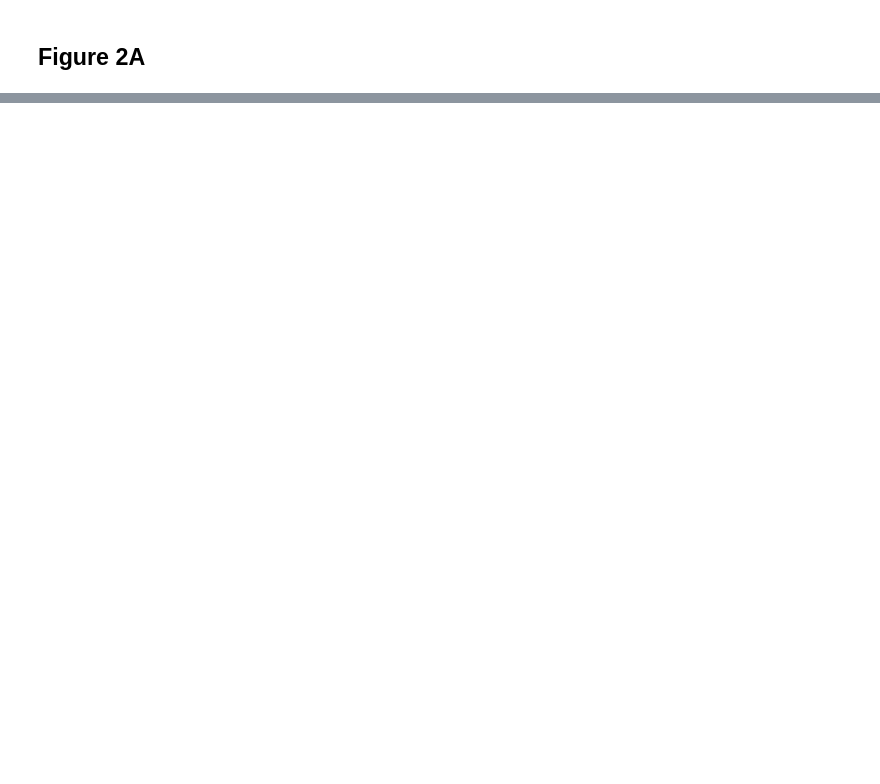
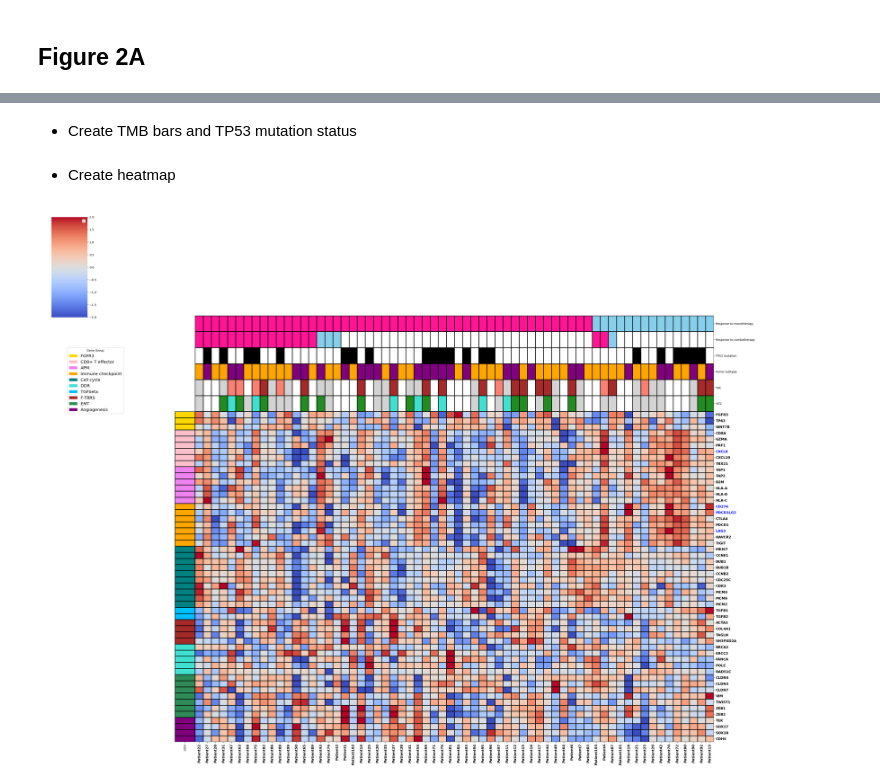
Before and after one commit to jayon-lihm/mUC-ICB-biomarker, a Jupyter notebook: analysis_scripts/Gene_Expression_Analysis.ipynb, the cells around one changed output, grey strips where cells are left out. Saved outputs shown, nothing was run; the diff lists cells and outputs as text; code cells hidden in the pictures; blank space fills up the shorter version.

Commit message:
Figure2A included

```diff
--- a/analysis_scripts/Gene_Expression_Analysis.ipynb
+++ b/analysis_scripts/Gene_Expression_Analysis.ipynb
@@ -187,0 +216,8 @@ Error:
+# %%
+m15126_exp = pd.concat([ m15126_annot, np.log2(m15126_full.T+1)], axis= 1).copy()
+m15126_exp = m15126_exp.dropna(subset=['response'])
+m15126_exp['response_color'] = m15126_exp['response'].map({'Responder':'skyblue','Non-responder':'deeppink'})
+m15126_exp['combo_color'] = m15126_exp['combo_best_response_clean'].map({'PR':'skyblue','CR':'skyblue',
+                                                                         'PD':'deeppink', 'SD':'deeppink','NE':'deeppink'})
+m15126_exp['IC_color'] = m15126_exp['IC'].map({'IC0':'lightgrey','IC1':'salmon','IC2':'brown'})
+m15126_exp['TC_color'] = m15126_exp['TC'].map({'TC0':'lightgrey','TC1':'turquoise','TC2':'forestgreen'})
@@ -187,0 +226,71 @@ Error:
+# %%
+subset = m15126_exp[gene_subset]
+z = (subset - subset.mean())/subset.std()
+# %% [markdown]
+- Create TMB bars and TP53 mutation status
+# %%
+mut = pd.read_csv('../data/wes_summary_data/freq_mutated_genes_Oncoprint.csv', sep = ',',
+                  index_col=0)
+m15126_exp = pd.concat([mut, m15126_exp ], axis= 1).dropna(subset=['response'])
+
+
+## mutation color assignment
+m15126_exp['TP53_color'] = m15126_exp['TP53_mut'].map({True:'black',False:'white'})
+# %% [markdown]
+- Create heatmap
+# %%
+## Heatmap annotation
+annot = m15126_exp[['response_color','combo_color',
+            'TP53_color',
+            'subtype_color','IC_color','TC_color',]]
+annot.columns= ['Response to monotherapy',
+                'Response to combotherapy',
+               'TP53 mutation','Tumor subtype','%IC','%TC'
+               ]
+
+## regroup by response
+z_reordered = z.reindex(annot.sort_values(by=['Response to monotherapy', 'Response to combotherapy']).index)
+
+# Create hatmap
+f = sns.clustermap(z_reordered.T,
+               row_cluster = False, figsize=(35,27),
+               row_colors = gdf[['color']], linewidth = 1, linecolor = 'black',
+               col_cluster = False,
+               vmin = -2, vmax= 2, cmap = 'coolwarm', col_colors = annot)
+
+ax = f.ax_heatmap
+
+## highlight significant genes
+highlight = {"CXCL9": "blue",
+             "CD274": "blue",
+             "PDCD1LG2": "blue",
+             "LAG3": "blue" }
+
+for label in f.ax_heatmap.get_yticklabels():
+    text = label.get_text()
+    if text in highlight:
+        label.set_color(highlight[text])
+        label.set_fontweight('extra bold')   # optional
+        label.set_fontsize(12)
+    else:
+        label.set_fontweight('bold')
+        label.set_fontsize(12)
+
+for pat in f.ax_heatmap.get_xticklabels():
+    pat.set_fontweight('bold')   # optional
+    pat.set_fontsize(12)  # optional
+
+legend = plt.legend(fontsize='x-large', title_fontsize='20')
+
+# Add legend
+f.ax_heatmap.legend(
+    handles=handles,
+    fontsize='x-large',
+    title="Gene Group",
+    bbox_to_anchor=(-0.25, 1.2),
+    loc="upper left"
+)
+
+plt.show()
+# %% [output]
+[figure, added]
```
Also changed, not shown: parts of 31 cells of this notebook.
